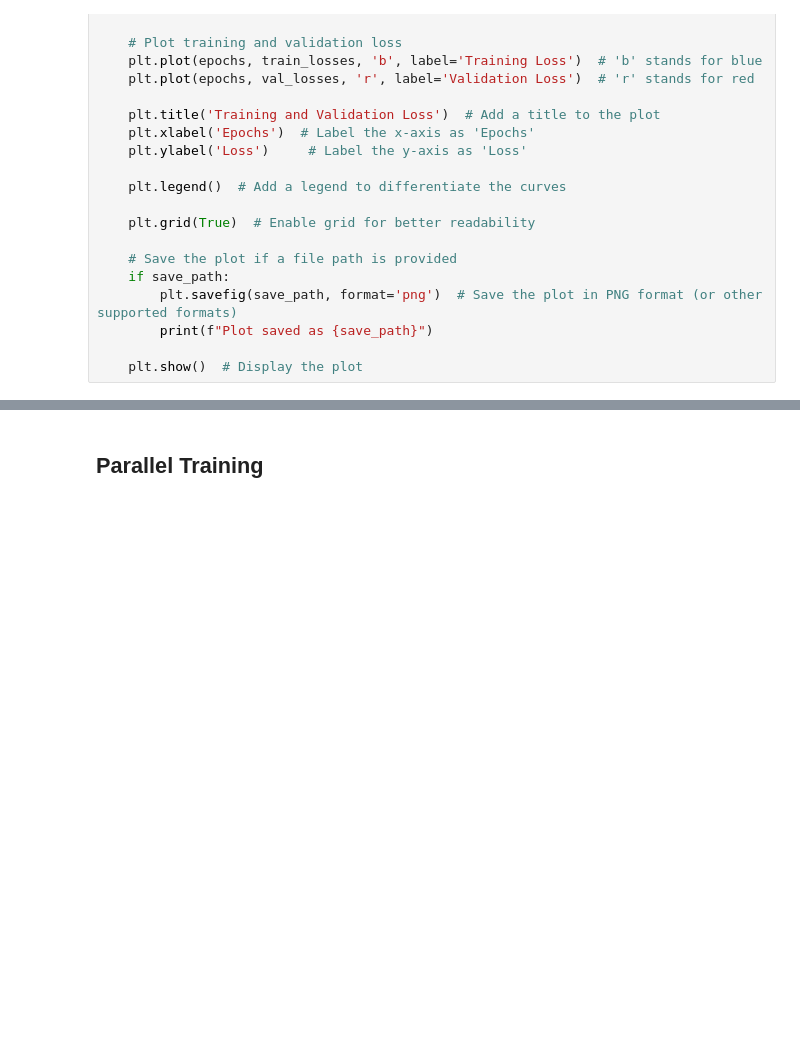
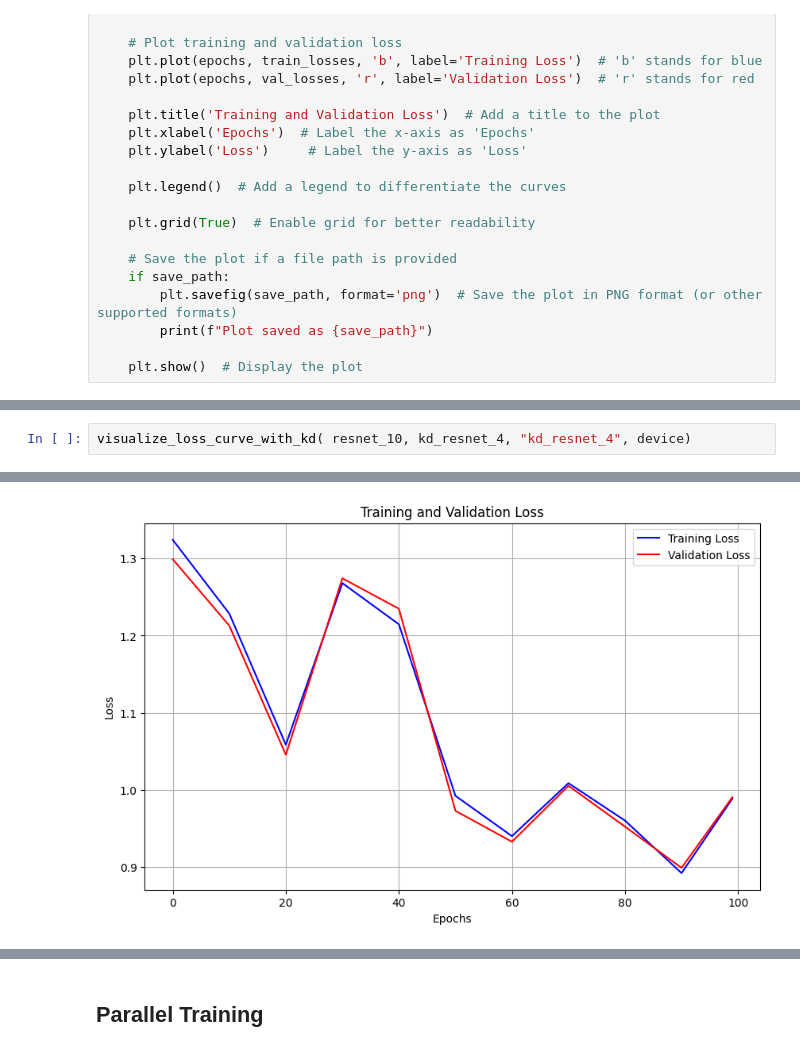
Before and after one commit to AnshPrakash/KnowledgeDistillation, a Jupyter notebook: KnowledgeDistillation.ipynb, the cells around one changed output, grey strips where cells are left out. Saved outputs shown, nothing was run; the diff lists cells and outputs as text; blank space fills up the shorter version.

```diff
--- a/KnowledgeDistillation.ipynb
+++ b/KnowledgeDistillation.ipynb
@@ -746,0 +842,3 @@ def visualize_loss_curve(model_name):
+# %%
+visualize_loss_curve_with_kd( resnet_10, kd_resnet_4, "kd_resnet_4", device)
+# %% [output]
@@ -746,0 +862 @@ def visualize_loss_curve(model_name):
+[figure, added]
```
Also changed, not shown: parts of 19 cells of this notebook.
